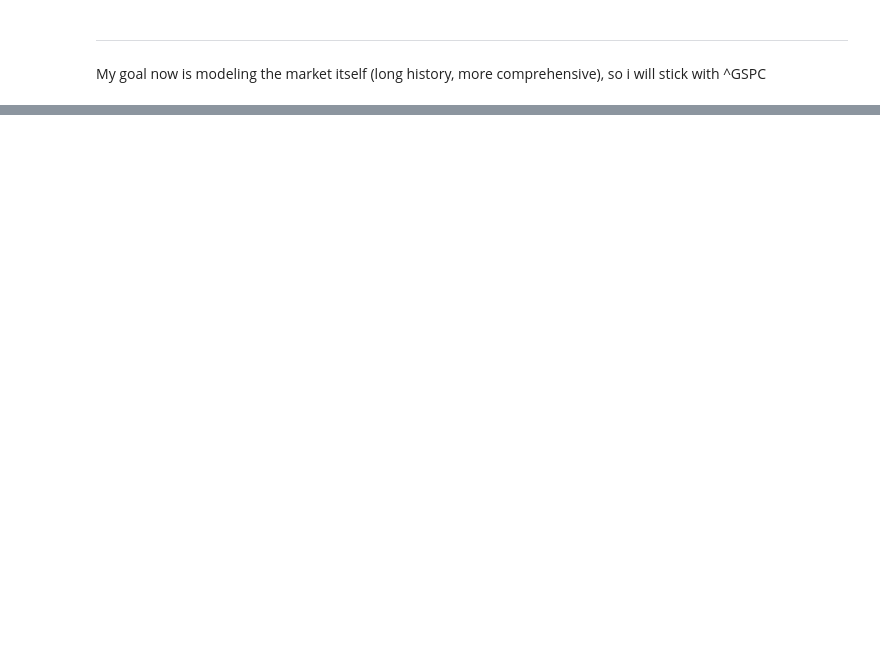
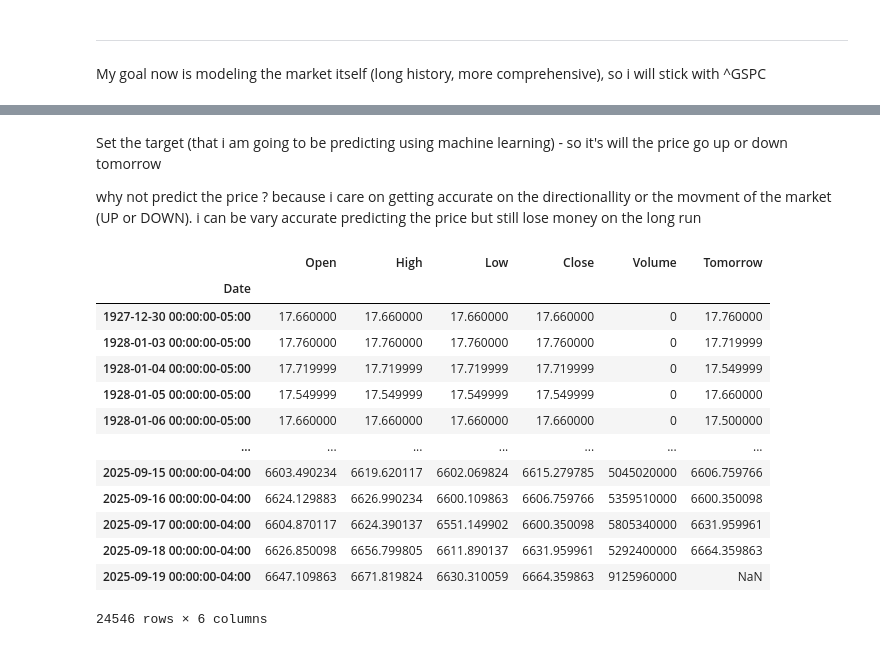
Before and after one commit to etay-atar/machine_learning, a Jupyter notebook: Predict_SandP500_Price.ipynb, the cells around one changed output, grey strips where cells are left out. Cells and saved outputs as stored; diff of their text form; code cells hidden in the pictures; blank space fills up the shorter version.

```diff
--- a/Predict_SandP500_Price.ipynb
+++ b/Predict_SandP500_Price.ipynb
@@ -142,0 +196,5 @@ My goal now is modeling the market itself (long history, more comprehensive), so
+# %% [markdown]
+Set the target (that i am going to be predicting using machine learning) - so it's will the price go up or down tomorrow
+
+why not predict the price ? because i care on getting accurate on the directionallity or the movment of the market (UP or DOWN).
+i can be vary accurate predicting the price but still lose money on the long run
@@ -142,0 +204,17 @@ My goal now is modeling the market itself (long history, more comprehensive), so
+# %%
+sp500
+# %% [output]
+|  | Open | High | Low | Close | Volume | Tomorrow |
+| Date |  |  |  |  |  |  |
+| 1927-12-30 00:00:00-05:00 | 17.660000 | 17.660000 | 17.660000 | 17.660000 | 0 | 17.760000 |
+| 1928-01-03 00:00:00-05:00 | 17.760000 | 17.760000 | 17.760000 | 17.760000 | 0 | 17.719999 |
+| 1928-01-04 00:00:00-05:00 | 17.719999 | 17.719999 | 17.719999 | 17.719999 | 0 | 17.549999 |
+| 1928-01-05 00:00:00-05:00 | 17.549999 | 17.549999 | 17.549999 | 17.549999 | 0 | 17.660000 |
+| 1928-01-06 00:00:00-05:00 | 17.660000 | 17.660000 | 17.660000 | 17.660000 | 0 | 17.500000 |
+| ... | ... | ... | ... | ... | ... | ... |
+| 2025-09-15 00:00:00-04:00 | 6603.490234 | 6619.620117 | 6602.069824 | 6615.279785 | 5045020000 | 6606.759766 |
+| 2025-09-16 00:00:00-04:00 | 6624.129883 | 6626.990234 | 6600.109863 | 6606.759766 | 5359510000 | 6600.350098 |
+| 2025-09-17 00:00:00-04:00 | 6604.870117 | 6624.390137 | 6551.149902 | 6600.350098 | 5805340000 | 6631.959961 |
+| 2025-09-18 00:00:00-04:00 | 6626.850098 | 6656.799805 | 6611.890137 | 6631.959961 | 5292400000 | 6664.359863 |
+| 2025-09-19 00:00:00-04:00 | 6647.109863 | 6671.819824 | 6630.310059 | 6664.359863 | 9125960000 | NaN |
+24546 rows × 6 columns
```
Also changed, not shown: parts of 21 cells of this notebook.
